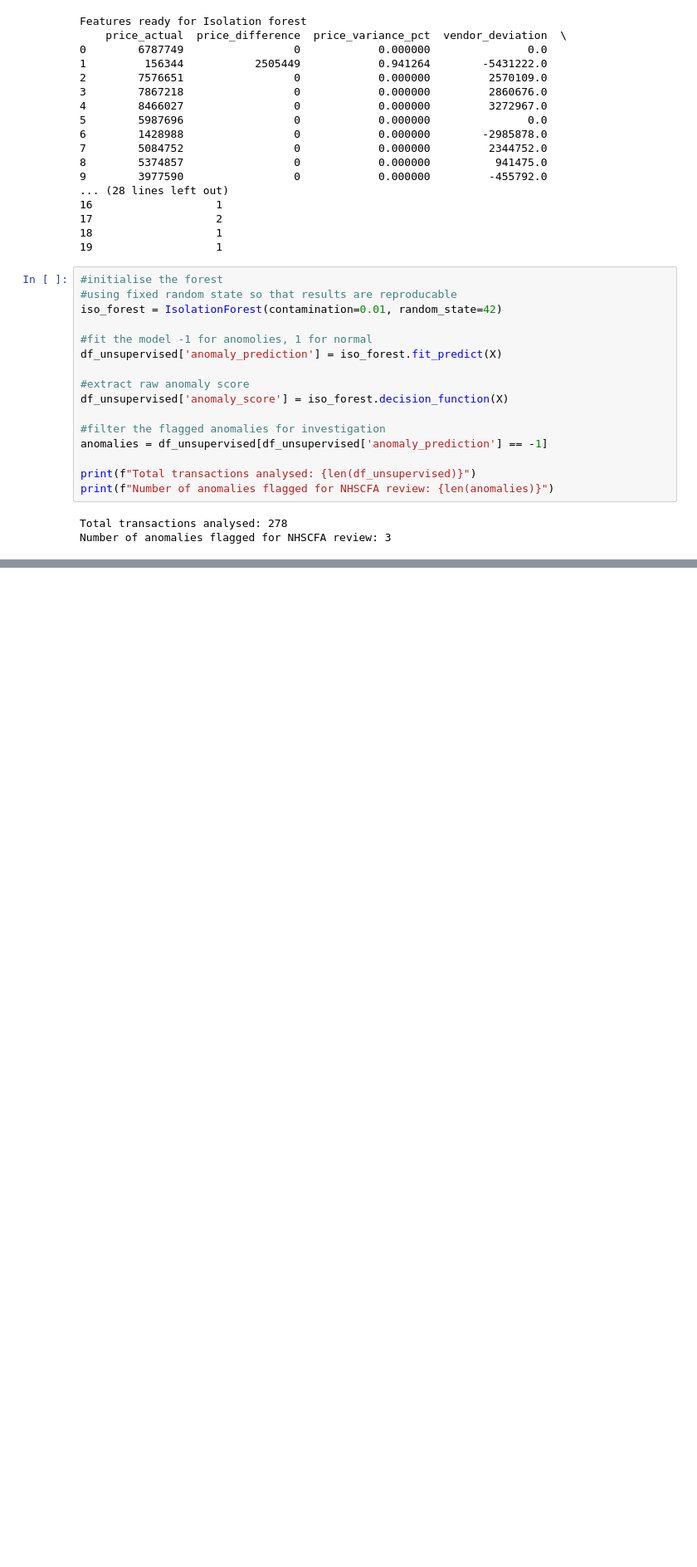
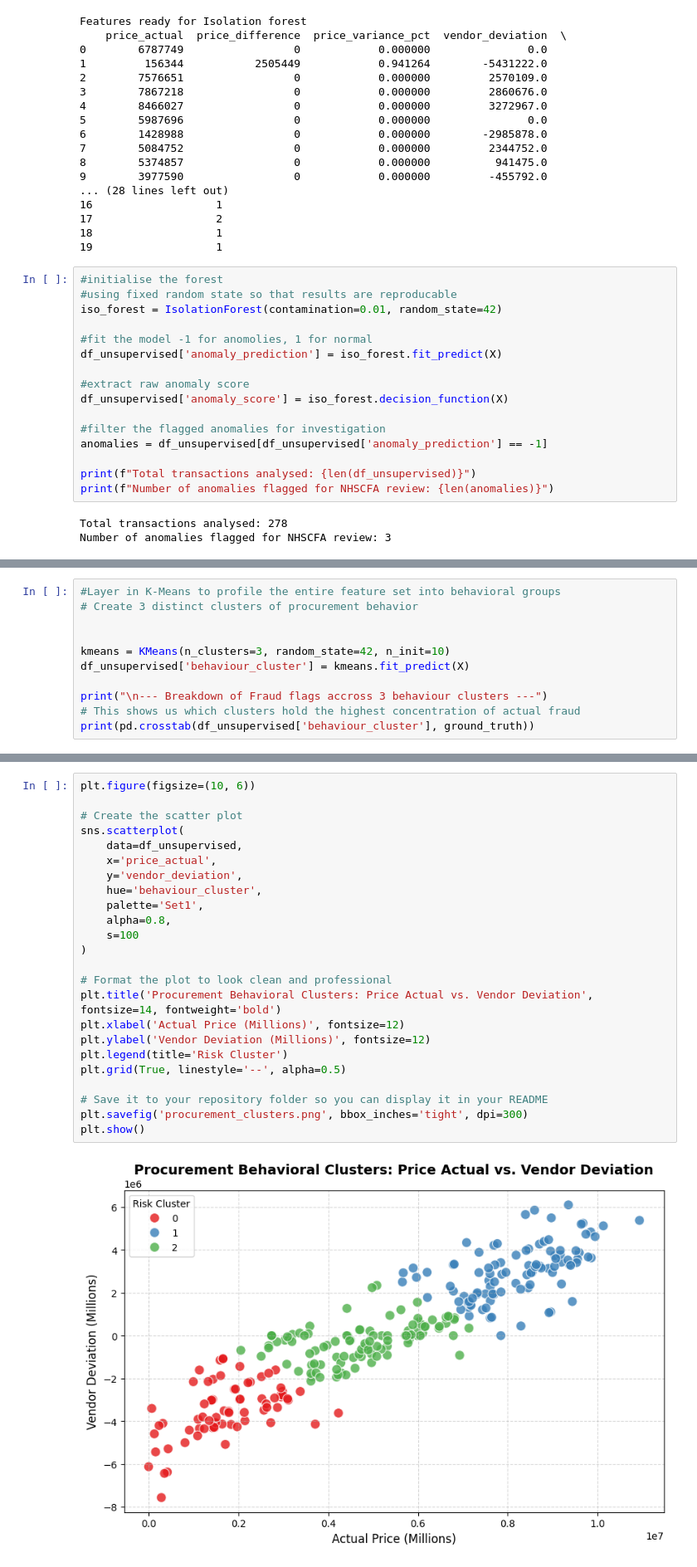
Before and after one commit to gary4s/Procurement-Fraud-Anomaly-Detection, a Jupyter notebook: procurement.ipynb, the cells around one changed output, grey strips where cells are left out. Shown at 83% size. Drawn from its saved outputs; the diff is of its cells as text; blank space fills up the shorter version.

```diff
--- a/procurement.ipynb
+++ b/procurement.ipynb
@@ -126,0 +165,11 @@ print(classification_report(ground_truth, df_unsupervised['mapped_prediction']))
+# %%
+#Layer in K-Means to profile the entire feature set into behavioral groups
+# Create 3 distinct clusters of procurement behavior
+
+
+kmeans = KMeans(n_clusters=3, random_state=42, n_init=10)
+df_unsupervised['behaviour_cluster'] = kmeans.fit_predict(X)
+
+print("\n--- Breakdown of Fraud flags accross 3 behaviour clusters ---")
+# This shows us which clusters hold the highest concentration of actual fraud
+print(pd.crosstab(df_unsupervised['behaviour_cluster'], ground_truth))
@@ -126,0 +202,26 @@ print(classification_report(ground_truth, df_unsupervised['mapped_prediction']))
+# %%
+plt.figure(figsize=(10, 6))
+
+# Create the scatter plot
+sns.scatterplot(
+    data=df_unsupervised,
+    x='price_actual',
+    y='vendor_deviation',
+    hue='behaviour_cluster',
+    palette='Set1',
+    alpha=0.8,
+    s=100
+)
+
+# Format the plot to look clean and professional
+plt.title('Procurement Behavioral Clusters: Price Actual vs. Vendor Deviation', fontsize=14, fontweight='bold')
+plt.xlabel('Actual Price (Millions)', fontsize=12)
+plt.ylabel('Vendor Deviation (Millions)', fontsize=12)
+plt.legend(title='Risk Cluster')
+plt.grid(True, linestyle='--', alpha=0.5)
+
+# Save it to your repository folder so you can display it in your README
+plt.savefig('procurement_clusters.png', bbox_inches='tight', dpi=300)
+plt.show()
+# %% [output]
+[figure, added]
```
Also changed, not shown: parts of 7 cells of this notebook, 2 other files.
